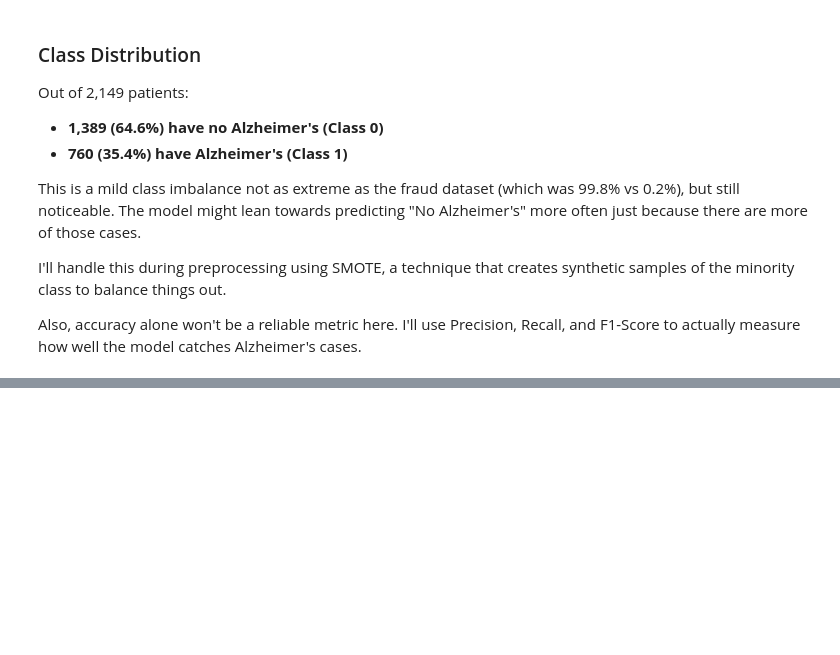
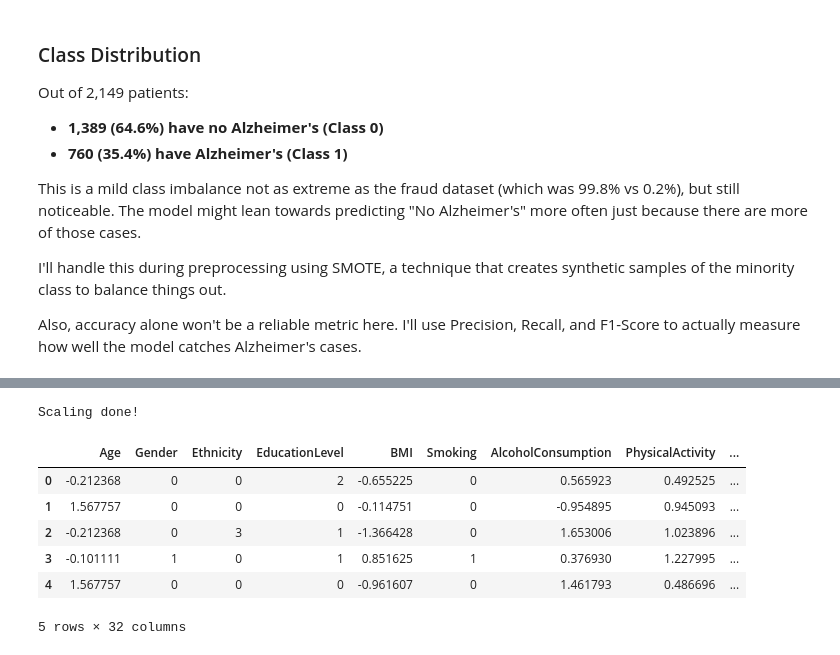
Before and after one commit to Vishaal1409/alzheimers-disease-detection, a Jupyter notebook: alzheimers_disease_detection.ipynb, the cells around one changed output, grey strips where cells are left out. Drawn from its saved outputs; the diff is of its cells as text; code cells hidden in the pictures; blank space fills up the shorter version.

```diff
--- a/alzheimers_disease_detection.ipynb
+++ b/alzheimers_disease_detection.ipynb
@@ -174,0 +206,7 @@ model catches Alzheimer's cases.
+# %%
+#separating features (X) and target variable (y)
+X = df_clean.drop(columns=['Diagnosis'])
+y = df_clean['Diagnosis']
+
+print("Features shape:", X.shape)
+print("Target shape:", y.shape)
@@ -174,0 +224,24 @@ model catches Alzheimer's cases.
+# %%
+from sklearn.preprocessing import StandardScaler
+
+#these are columns with continuous numerical values that need scaling
+cols_to_scale = ['Age', 'BMI', 'AlcoholConsumption', 'PhysicalActivity',
+                 'DietQuality', 'SleepQuality', 'SystolicBP', 'DiastolicBP',
+                 'CholesterolTotal', 'CholesterolLDL', 'CholesterolHDL',
+                 'CholesterolTriglycerides', 'MMSE', 'FunctionalAssessment', 'ADL']
+
+scaler = StandardScaler()
+X_scaled = X.copy()
+X_scaled[cols_to_scale] = scaler.fit_transform(X[cols_to_scale])
+
+print("Scaling done!")
+X_scaled.head()
+# %% [output]
+Scaling done!
+|  | Age | Gender | Ethnicity | EducationLevel | BMI | Smoking | AlcoholConsumption | PhysicalActivity | ... |
+| 0 | -0.212368 | 0 | 0 | 2 | -0.655225 | 0 | 0.565923 | 0.492525 | ... |
+| 1 | 1.567757 | 0 | 0 | 0 | -0.114751 | 0 | -0.954895 | 0.945093 | ... |
+| 2 | -0.212368 | 0 | 3 | 1 | -1.366428 | 0 | 1.653006 | 1.023896 | ... |
+| 3 | -0.101111 | 1 | 0 | 1 | 0.851625 | 1 | 0.376930 | 1.227995 | ... |
+| 4 | 1.567757 | 0 | 0 | 0 | -0.961607 | 0 | 1.461793 | 0.486696 | ... |
+5 rows × 32 columns
```
Also changed, not shown: parts of 9 cells of this notebook.
